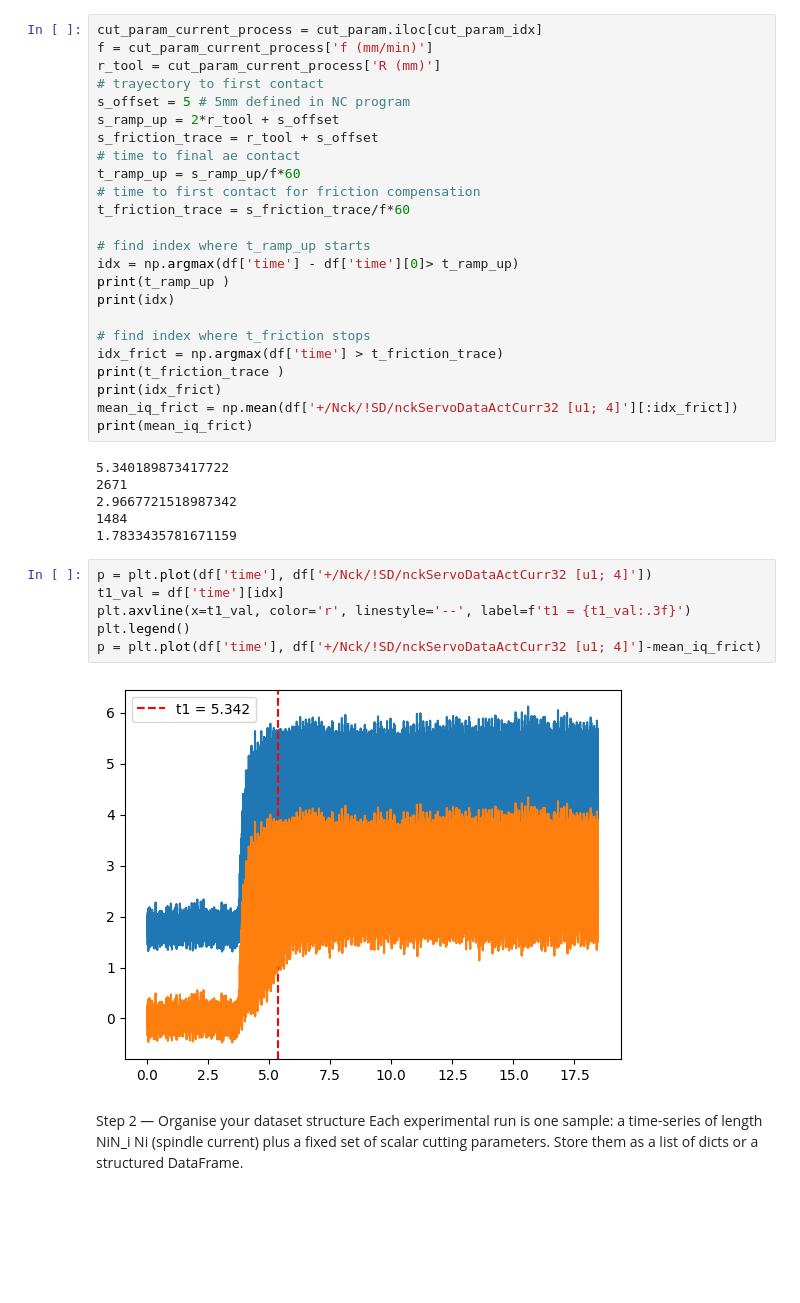
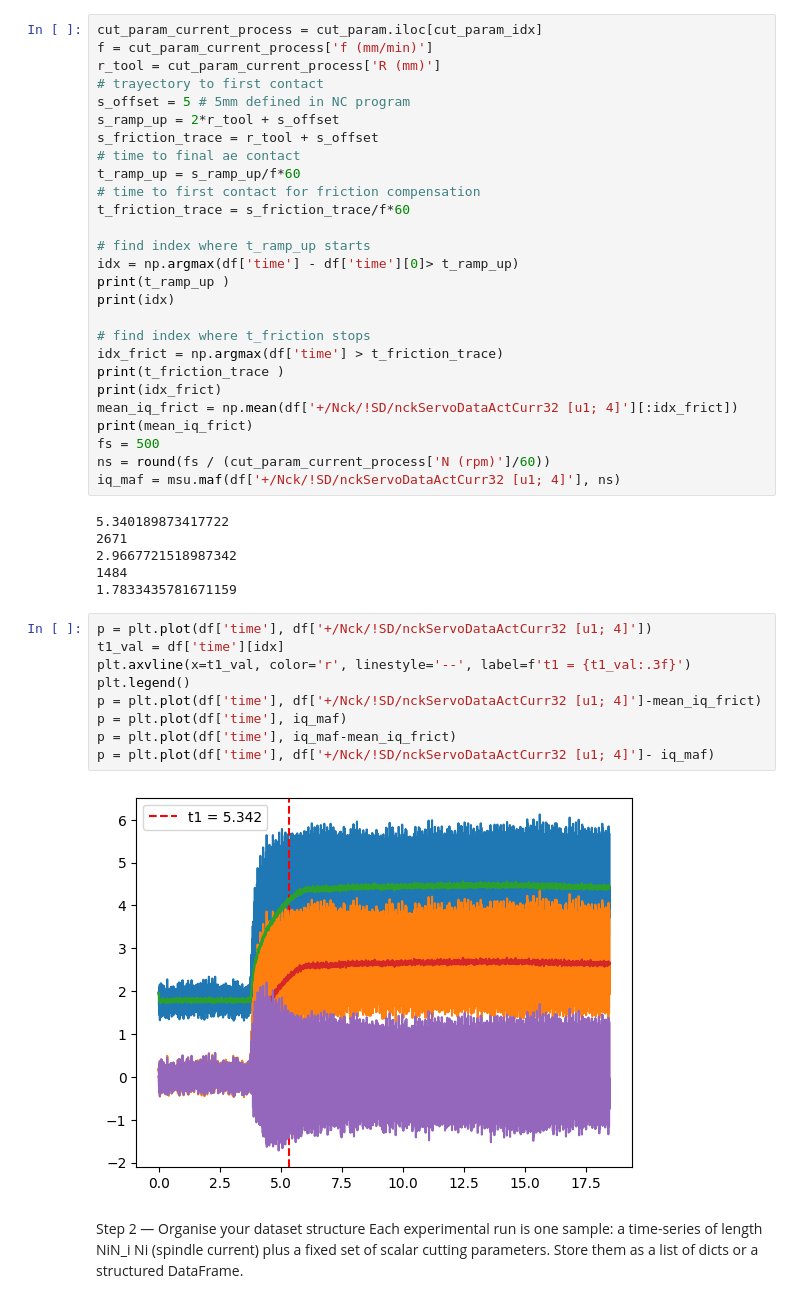
Before and after one commit to ThMRudolf/2026_EstanciaInvestigation_PTW, a Jupyter notebook: nb/ae_estimation_ann.ipynb, the cells around one changed output. Drawn from its saved outputs; the diff is of its cells as text; blank space fills up the shorter version.

```diff
--- a/nb/ae_estimation_ann.ipynb
+++ b/nb/ae_estimation_ann.ipynb
@@ -155,6 +160,9 @@ print(t_friction_trace )
 print(idx_frict)
 mean_iq_frict = np.mean(df['+/Nck/!SD/nckServoDataActCurr32 [u1; 4]'][:idx_frict])
 print(mean_iq_frict)
+fs = 500
+ns = round(fs / (cut_param_current_process['N (rpm)']/60))
+iq_maf = msu.maf(df['+/Nck/!SD/nckServoDataActCurr32 [u1; 4]'], ns)
 # %% [output]
 5.340189873417722
 2671
@@ -164,11 +172,14 @@ print(mean_iq_frict)
 # %%
 p = plt.plot(df['time'], df['+/Nck/!SD/nckServoDataActCurr32 [u1; 4]'])
 t1_val = df['time'][idx]
 plt.axvline(x=t1_val, color='r', linestyle='--', label=f't1 = {t1_val:.3f}')
 plt.legend()
 p = plt.plot(df['time'], df['+/Nck/!SD/nckServoDataActCurr32 [u1; 4]']-mean_iq_frict)
+p = plt.plot(df['time'], iq_maf)
+p = plt.plot(df['time'], iq_maf-mean_iq_frict)
+p = plt.plot(df['time'], df['+/Nck/!SD/nckServoDataActCurr32 [u1; 4]']- iq_maf)
 # %% [output]
-[figure, old version]
+[figure, new version]
 # %% [markdown]
 Step 2 — Organise your dataset structure
 Each experimental run is one sample: a time-series of length NiN_i
```
Also changed, not shown: parts of 7 cells of this notebook, 16 other files.
